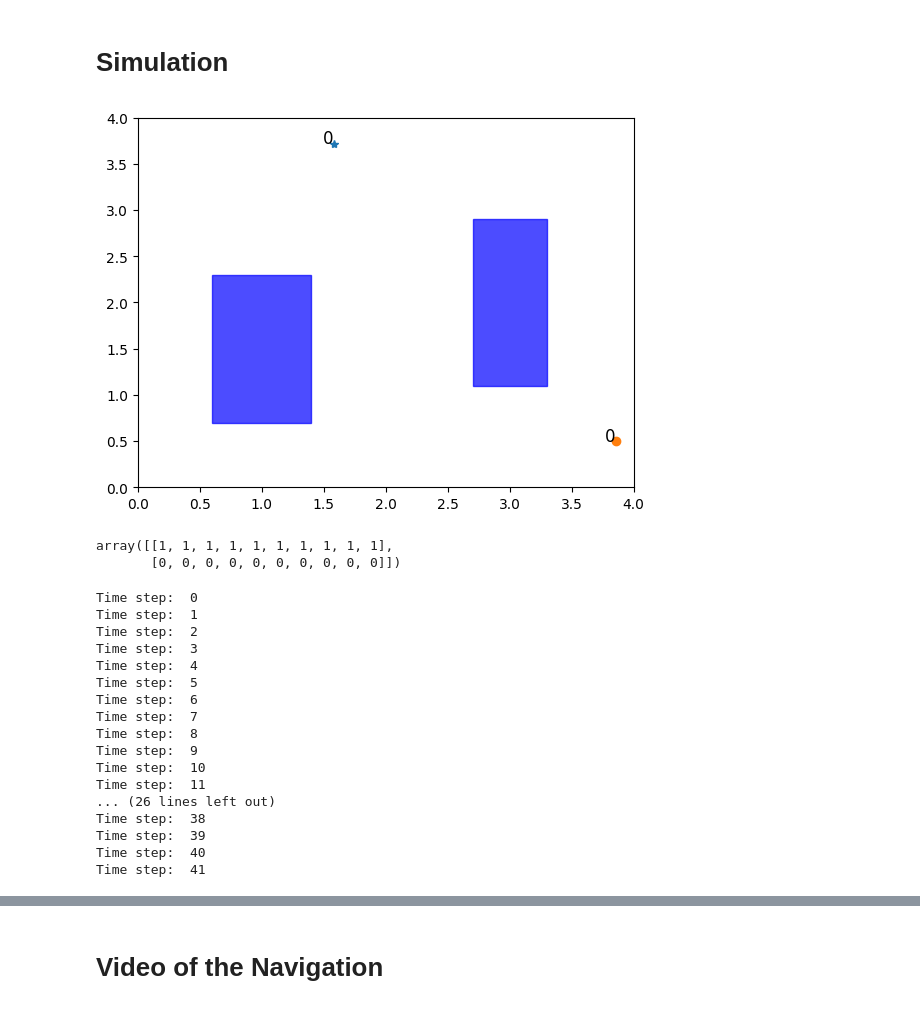
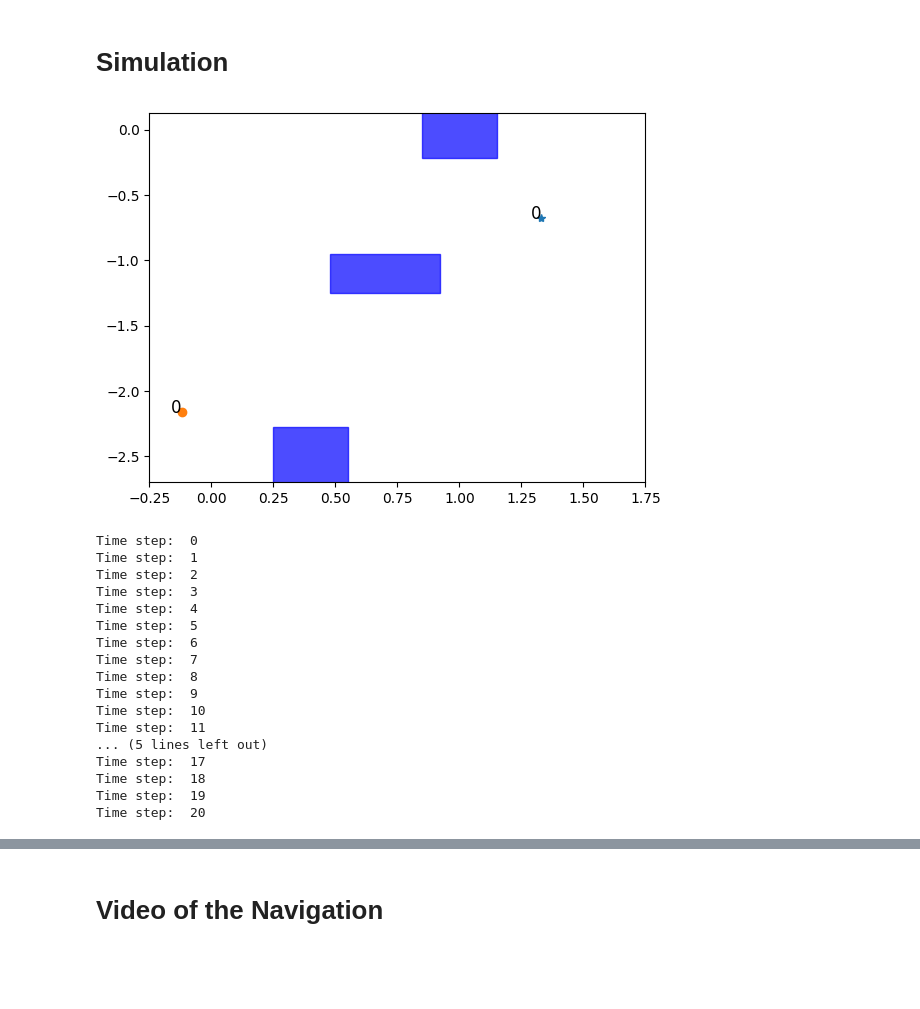
Before and after one commit to mlab-upenn/L2O-MIQP, a Jupyter notebook: self_supervised/simulation_single_robot.ipynb, the cells around one changed output, grey strips where cells are left out. Saved outputs shown, nothing was run; the diff lists cells and outputs as text; code cells hidden in the pictures; blank space fills up the shorter version.

```diff
--- a/self_supervised/simulation_single_robot.ipynb
+++ b/self_supervised/simulation_single_robot.ipynb
@@ -15,47 +15,44 @@ from Controller import *
 # %%
 # List of obstacles
 with_obs = True
-if with_obs:
-    Obs = [
-        obstacle(1.0, 1.5, 0.8, 1.6, 0.),
-        obstacle(3.0, 2.0, 1.8, 0.6, np.pi/2)
-    ]
-else:
-    Obs = []
+Obs = [obstacle(1.0, 0.0, 0.3, 0.44, 0.0), # obst 1
+        obstacle(0.7, -1.1, 0.44, 0.3, 0.0), # obst 2
+        obstacle(0.40, -2.50, 0.3, 0.44, 0.0)] # obst 3
+
 n_obs = len(Obs)
 bounds = {
-    "x_max": 4.0, "x_min": 0.0,
-    "y_max": 4.0, "y_min": 0.0,
-    "v_max": 0.5, "v_min": -0.5,
-    "u_max": 0.5, "u_min": -0.5,
+    "x_max": 1.75, "x_min": -0.25,
+    "y_max": 0.13, "y_min": -2.70,
+    "v_max": 0.50, "v_min": -0.50,
+    "u_max": 0.50, "u_min": -0.50,
 }
 d_min = 0.25
 M = 1
 # generate the goal positions
 # np.random.seed(7)
 goals = goal_position(Obs, bounds, d_min+0.1, M)
 
 # generate the initial position so that no collision avoidance constraint is violated
 p_init = init_position(Obs, goals, bounds, d_min+0.1, M, d_sep=4.0, d_dec=0.05)
 
 # Visualize the scenario
 from matplotlib.patches import Polygon
 fig, ax = plt.subplots()
 ax.set_xlim(bounds["x_min"], bounds["x_max"])
 ax.set_ylim(bounds["y_min"], bounds["y_max"])
 ax.plot(goals[0, :], goals[1, :], "*")
 for i in range(goals.shape[1]):
     ax.text(goals[0, i], goals[1, i], str(i), fontsize=12, ha='right')
 ax.plot(p_init[0, :], p_init[1, :], "o")
 for i in range(p_init.shape[1]):
     ax.text(p_init[0, i], p_init[1, i], str(i), fontsize=12, ha='right')
 
 for o in Obs:
     corners = [o.p1, o.p2, o.p3, o.p4]
     polygon = Polygon(corners, closed=True, color="b", alpha=0.7)
     ax.add_patch(polygon)
 # %% [output]
-[figure, old version]
+[figure, new version]
 # %%
 T = 0.25; H = 10
 Robots = [robot(T, p_init[:,i], np.zeros(2)) for i in range(M)]
@@ -66,11 +63,6 @@ all_p = np.hstack([rob.p for rob in Robots])
 all_v = np.hstack([rob.v for rob in Robots])
 Ctrl.set_state(all_p, all_v)
 Obs_info = np.array([[o.x_c, o.y_c, o.theta, o.L, o.W] for o in Obs]).T
-# %%
-Ctrl.SOL_disc["BO"]
-# %% [output]
-array([[1, 1, 1, 1, 1, 1, 1, 1, 1, 1],
-       [0, 0, 0, 0, 0, 0, 0, 0, 0, 0]])
 # %%
 # The main loop
 N_step = 100
@@ -102,11 +94,11 @@ Time step:  8
 Time step:  9
 Time step:  10
 Time step:  11
-... (26 lines left out)
-Time step:  38
-Time step:  39
-Time step:  40
-Time step:  41
+... (5 lines left out)
+Time step:  17
+Time step:  18
+Time step:  19
+Time step:  20
 # %%
 fig, ax = plt.subplots()
 ax.set_xlim(bounds["x_min"], bounds["x_max"])
```
Also changed, not shown: parts of 1 cell of this notebook, 3 other files.
